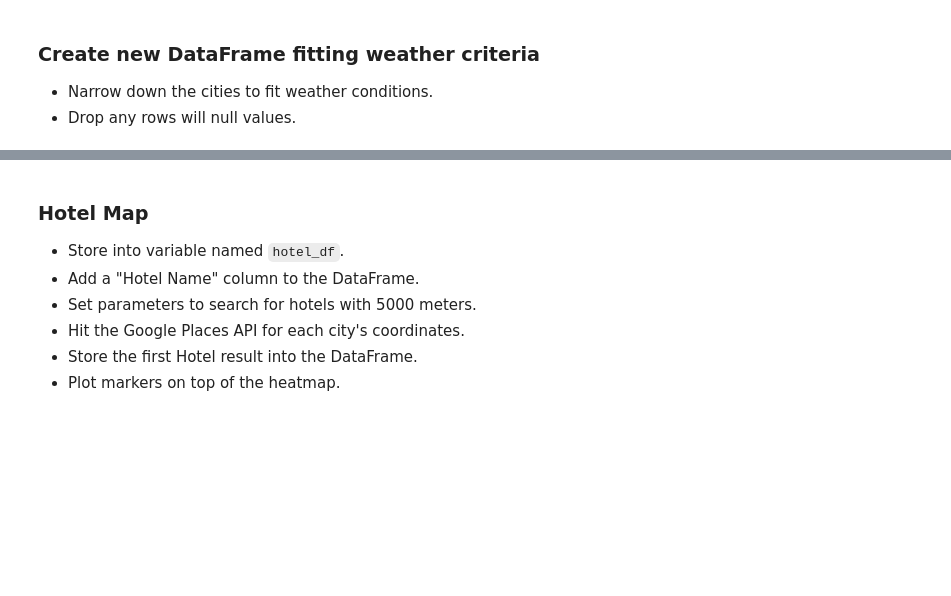
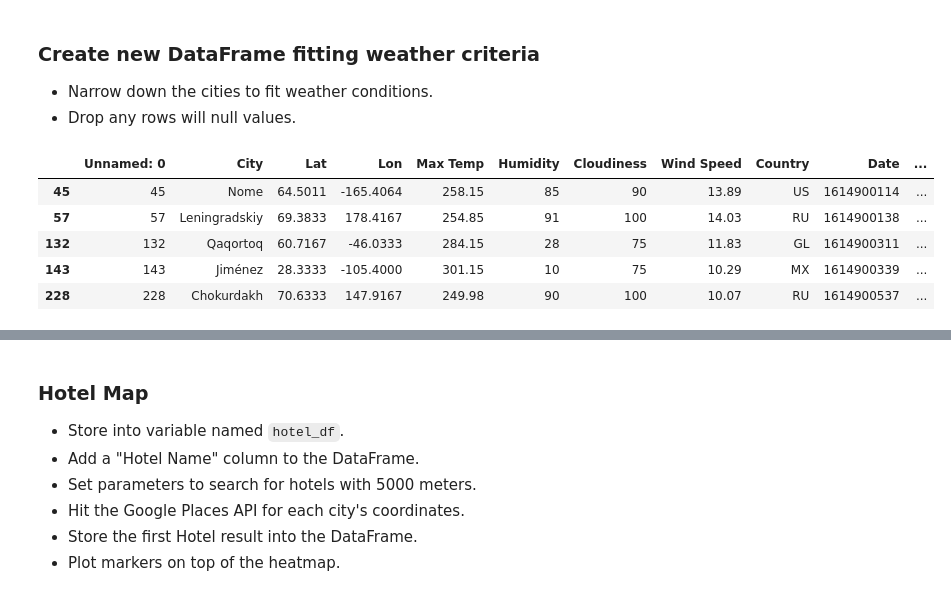
Before and after one commit to wagneree193/python-api-challenge, a Jupyter notebook: VacationPy.ipynb, the cells around one changed output, grey strips where cells are left out. Saved outputs shown, nothing was run; the diff lists cells and outputs as text; code cells hidden in the pictures; blank space fills up the shorter version.

```diff
--- a/VacationPy.ipynb
+++ b/VacationPy.ipynb
@@ -112,3 +112,23 @@ Figure(layout=FigureLayout(border='1px solid black', height='300px', margin='0 a
 ### Create new DataFrame fitting weather criteria
 * Narrow down the cities to fit weather conditions.
 * Drop any rows will null values.
+# %%
+#Narrow down the DataFrame to find your ideal weather condition. For example:
+#A max temperature lower than 80 degrees but higher than 70.
+#Wind speed less than 10 mph.
+#30% cloudiness because when you sort by cloudiness you see it will eliminate basically all data points of you do zer0o
+#Drop any rows that don't contain all three conditions. You want to be sure the weather is ideal.
+
+weather_df.head()
+
+#1.8([max temp] - 273) + 32
+weather_df['Max Temp F'] = ((1.8*(weather_df["Max Temp"] - 273)) + 32)
+
+weather_df.head()
+# %% [output]
+|  | Unnamed: 0 | City | Lat | Lon | Max Temp | Humidity | Cloudiness | Wind Speed | Country | Date | ... |
+| 45 | 45 | Nome | 64.5011 | -165.4064 | 258.15 | 85 | 90 | 13.89 | US | 1614900114 | ... |
+| 57 | 57 | Leningradskiy | 69.3833 | 178.4167 | 254.85 | 91 | 100 | 14.03 | RU | 1614900138 | ... |
+| 132 | 132 | Qaqortoq | 60.7167 | -46.0333 | 284.15 | 28 | 75 | 11.83 | GL | 1614900311 | ... |
+| 143 | 143 | Jiménez | 28.3333 | -105.4000 | 301.15 | 10 | 75 | 10.29 | MX | 1614900339 | ... |
+| 228 | 228 | Chokurdakh | 70.6333 | 147.9167 | 249.98 | 90 | 100 | 10.07 | RU | 1614900537 | ... |
```
Also changed, not shown: parts of 2 cells of this notebook.
